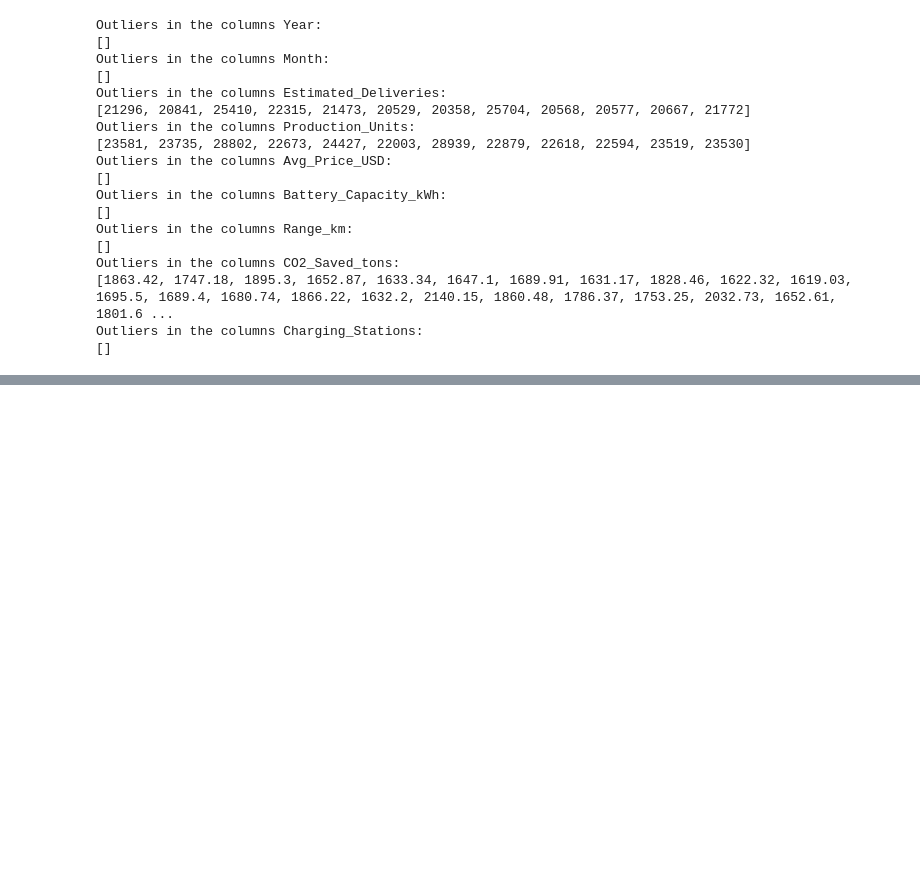
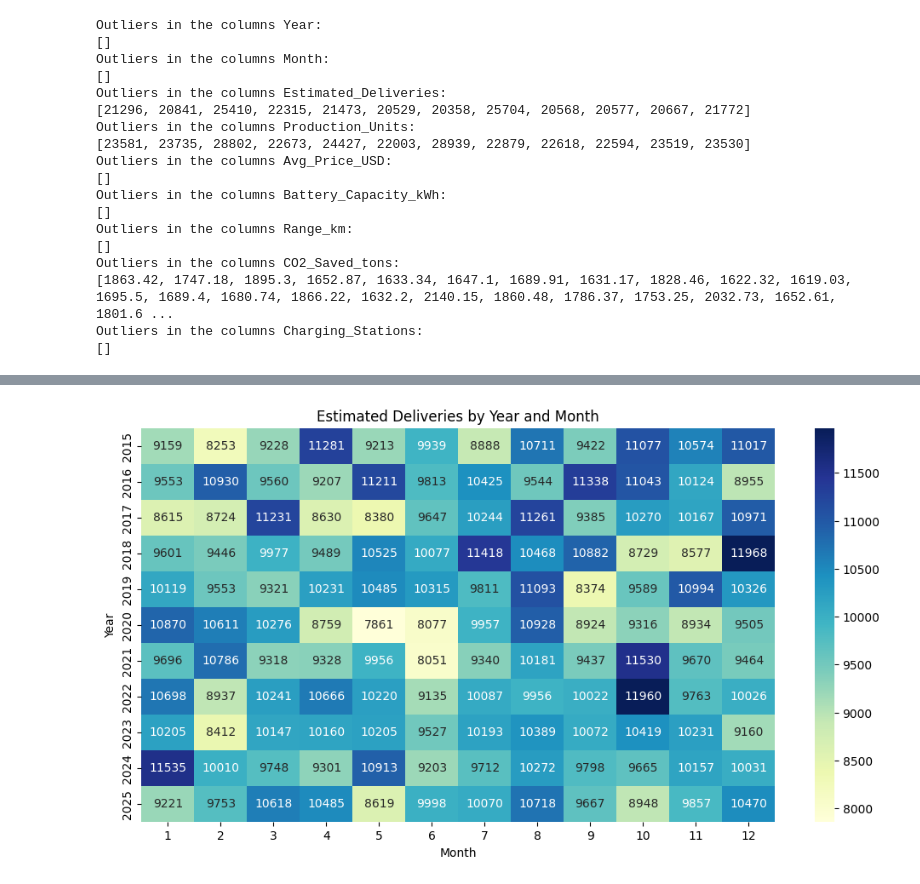
Before and after one commit to bhavanibeemanpalli2108/celebal_assignments, a Jupyter notebook: WEEK2/NoteBooks/WEEK2_BhavaniBeemanpalli.ipynb, the cells around one changed output, grey strips where cells are left out. Saved outputs shown, nothing was run; the diff lists cells and outputs as text; code cells hidden in the pictures; blank space fills up the shorter version.

```diff
--- a/WEEK2/NoteBooks/WEEK2_BhavaniBeemanpalli.ipynb
+++ b/WEEK2/NoteBooks/WEEK2_BhavaniBeemanpalli.ipynb
@@ -239,0 +293,14 @@ Outliers in the columns Charging_Stations:
+# %%
+pivot = df.pivot_table(
+    values='Estimated_Deliveries',
+    index='Year',
+    columns='Month'
+)
+
+plt.figure(figsize=(12,6))
+sns.heatmap(pivot, annot=True, fmt='.0f', cmap='YlGnBu')
+
+plt.title('Estimated Deliveries by Year and Month')
+plt.show()
+# %% [output]
+[figure, added]
```
Also changed, not shown: parts of 81 cells of this notebook, 1 other file.
